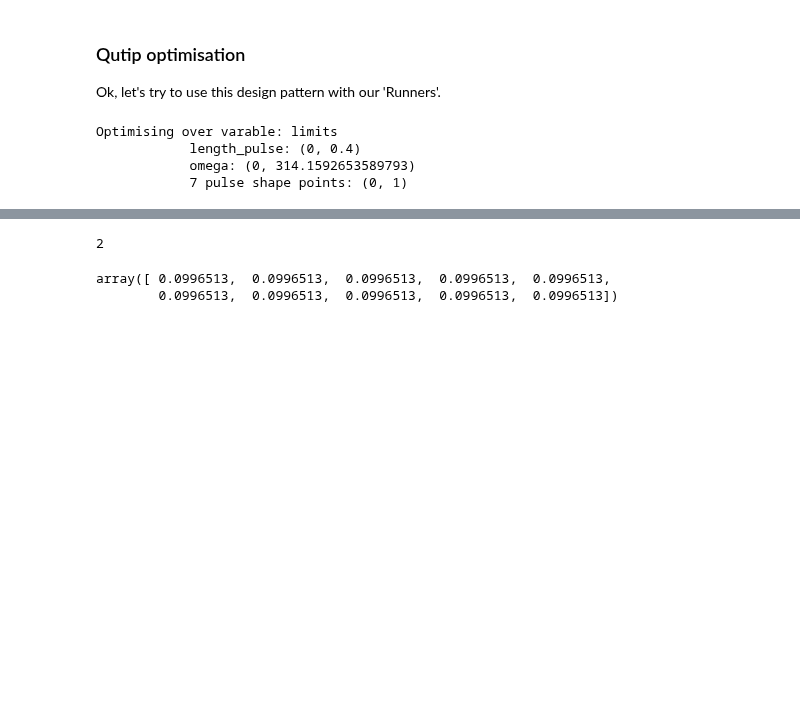
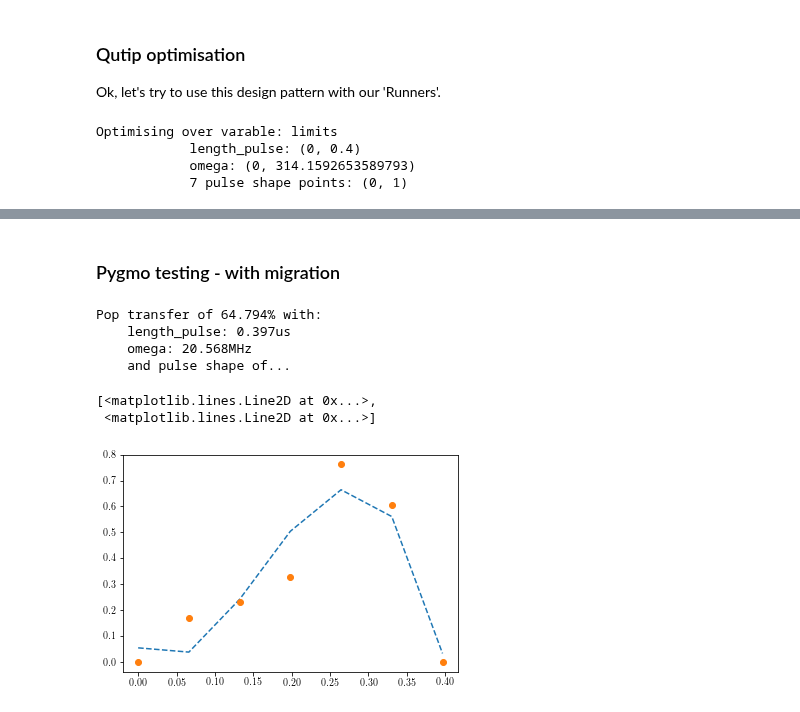
Before and after one commit to tomdbar/rb-cqed, a Jupyter notebook: notebooks-bulk/vStirap-3lvl-parallel-optimisation.ipynb, the cells around one changed output, grey strips where cells are left out. Drawn from its saved outputs; the diff is of its cells as text; code cells hidden in the pictures; blank space fills up the shorter version.

```diff
--- a/notebooks-bulk/vStirap-3lvl-parallel-optimisation.ipynb
+++ b/notebooks-bulk/vStirap-3lvl-parallel-optimisation.ipynb
@@ -409,12 +412,2 @@ lambda t_list: [np.piecewise(t,[t<=0.377109913844],[UnivariateSpline([0.0, 0.062
-# %%
-f_list = np.array([x[0] for x in f_champs])
-i_champ = np.where(f_list==f_list.min())[0][0]
-print(i_champ)
-# %% [output]
-2
-# %%
-x_list=np.array(np.linspace(0,length_pulse,n_points)).astype(float)
-np.ediff1d(x_list)
-# %% [output]
-array([ 0.0996513,  0.0996513,  0.0996513,  0.0996513,  0.0996513,
-        0.0996513,  0.0996513,  0.0996513,  0.0996513,  0.0996513])
+# %% [markdown]
+### Pygmo testing - with migration
@@ -420,0 +583,31 @@ array([ 0.0996513,  0.0996513,  0.0996513,  0.0996513,  0.0996513,
+# %%
+f_champs = archi.get_champions_f()
+x_champs = archi.get_champions_x()
+
+f_list = np.array([x[0] for x in f_champs])
+i_champ = np.where(f_list==f_list.min())[0][0]
+
+omega=x_champs[i_champ][1]
+length_pulse = x_champs[i_champ][0]
+
+print('''Pop transfer of {0}% with:
+    length_pulse: {1}us
+    omega: {2}MHz
+    and pulse shape of...'''.format(*[np.round(x,3) for x in [100*(1-f_champs[i_champ][0]),
+                                                              length_pulse,
+                                                              omega/(2*np.pi)]])
+      )
+
+x_list=np.array(np.linspace(0,length_pulse,n_points)).astype(float)
+y_list=x_champs[i_champ][2:]
+pulse_fn = lambda t_list: [np.piecewise(t, [t<=length_pulse], [UnivariateSpline(x_list,y_list,s=0.1,k=3),0]) for t in t_list]
+
+plt.plot(x_list, pulse_fn(x_list),'--', x_list, y_list,'o')
+# %% [output]
+Pop transfer of 64.794% with:
+    length_pulse: 0.397us
+    omega: 20.568MHz
+    and pulse shape of...
+[<matplotlib.lines.Line2D at 0x...>,
+ <matplotlib.lines.Line2D at 0x...>]
+[figure, added]
```
Also changed, not shown: parts of 11 cells of this notebook.
